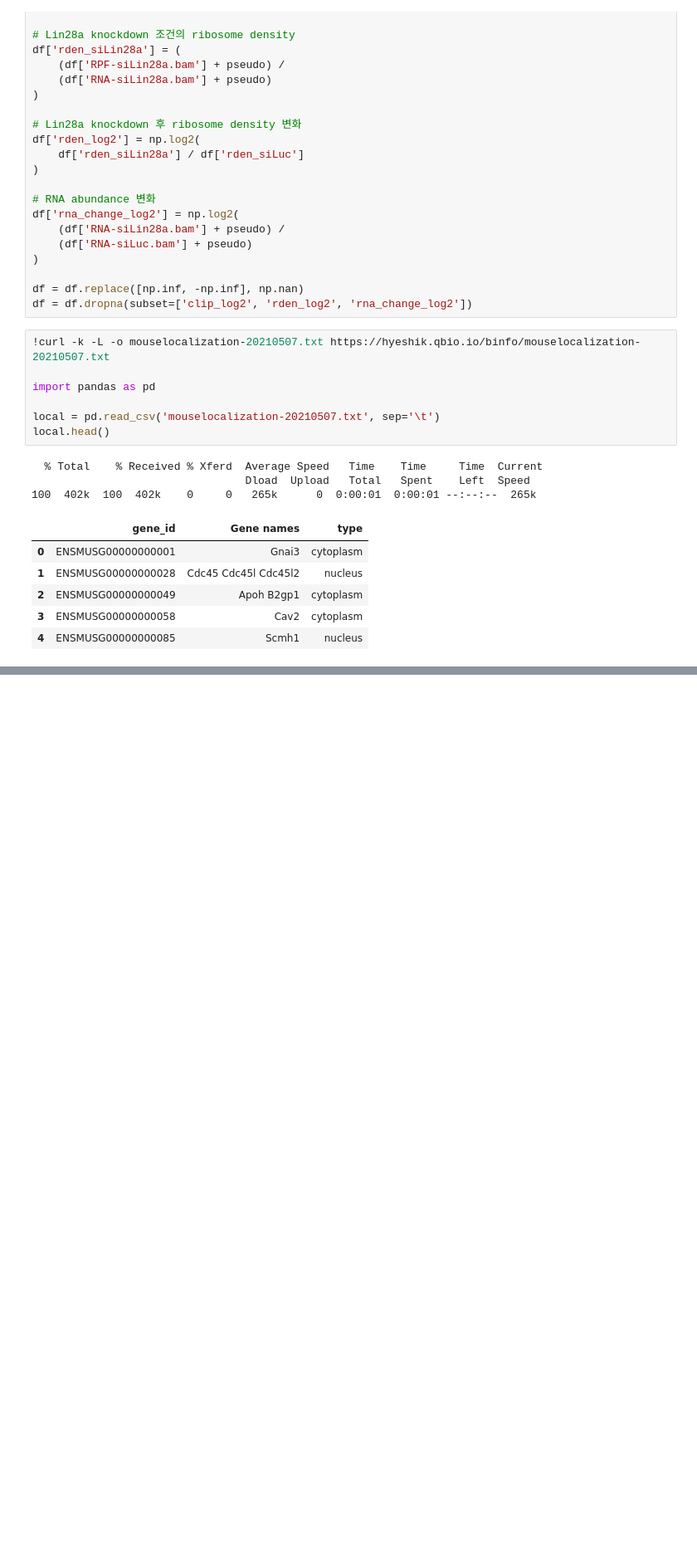
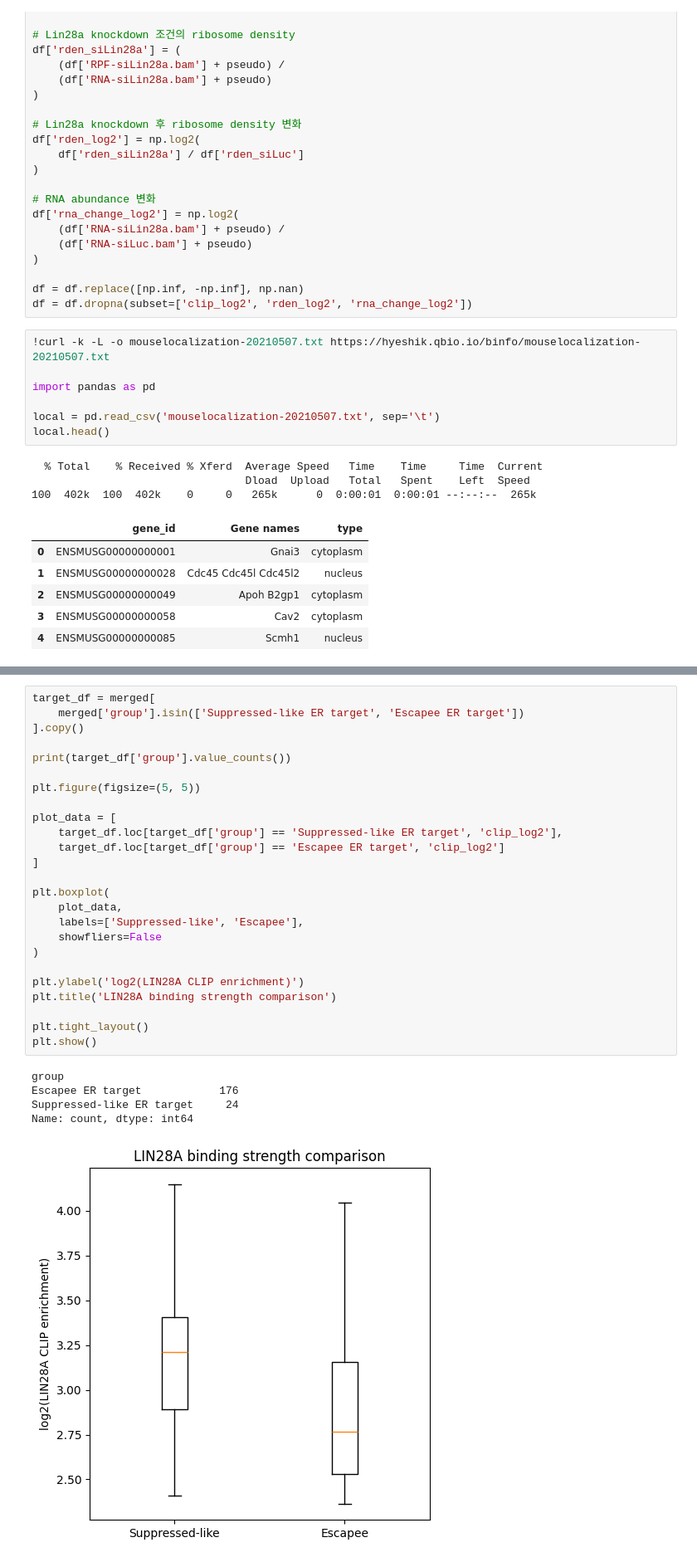
Before and after one commit to chaehyeonkim-lab/bioinformatics1, a Jupyter notebook: Binformatics_term_project.ipynb, the cells around one changed output, grey strips where cells are left out. Shown at 83% size. Saved outputs shown, nothing was run; the diff lists cells and outputs as text; blank space fills up the shorter version.

```diff
--- a/Binformatics_term_project.ipynb
+++ b/Binformatics_term_project.ipynb
@@ -165,0 +395,31 @@ local.head()
+# %%
+target_df = merged[
+    merged['group'].isin(['Suppressed-like ER target', 'Escapee ER target'])
+].copy()
+
+print(target_df['group'].value_counts())
+
+plt.figure(figsize=(5, 5))
+
+plot_data = [
+    target_df.loc[target_df['group'] == 'Suppressed-like ER target', 'clip_log2'],
+    target_df.loc[target_df['group'] == 'Escapee ER target', 'clip_log2']
+]
+
+plt.boxplot(
+    plot_data,
+    labels=['Suppressed-like', 'Escapee'],
+    showfliers=False
+)
+
+plt.ylabel('log2(LIN28A CLIP enrichment)')
+plt.title('LIN28A binding strength comparison')
+
+plt.tight_layout()
+plt.show()
+# %% [output]
+group
+Escapee ER target            176
+Suppressed-like ER target     24
+Name: count, dtype: int64
+[figure, added]
```
Also changed, not shown: parts of 8 cells of this notebook.
